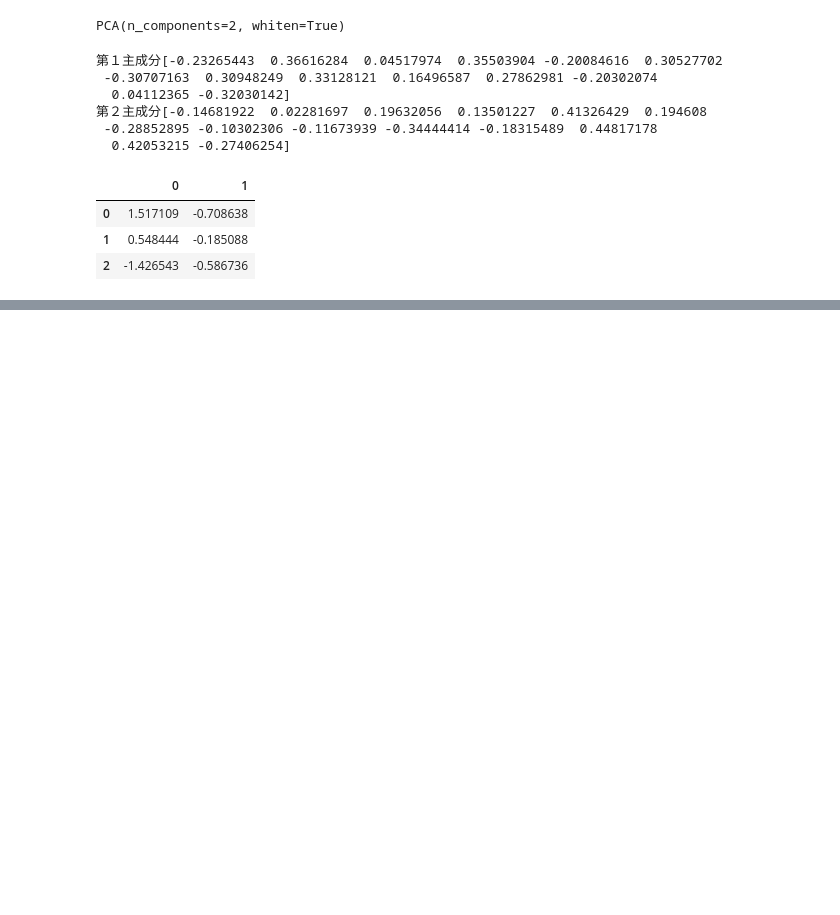
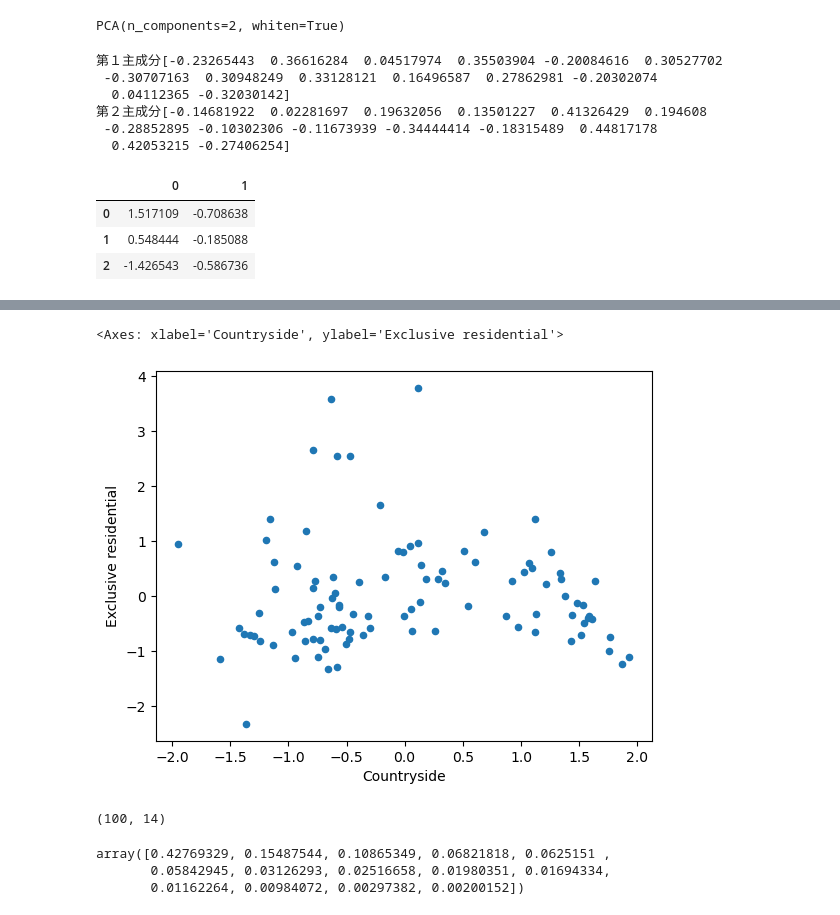
Before and after one commit to Udon-datascience/Python_machine_learning_study_log, a Jupyter notebook: study_based_on_textbook/codes（learning_analysis）/learning_analysis_20.ipynb, the cells around one changed output, grey strips where cells are left out. Drawn from its saved outputs; the diff is of its cells as text; code cells hidden in the pictures; blank space fills up the shorter version.

```diff
--- a/study_based_on_textbook/codes（learning_analysis）/learning_analysis_20.ipynb
+++ b/study_based_on_textbook/codes（learning_analysis）/learning_analysis_20.ipynb
@@ -53,3 +53,9 @@ new_df.head(3)
 | 0 | 1.517109 | -0.708638 |
 | 1 | 0.548444 | -0.185088 |
 | 2 | -1.426543 | -0.586736 |
+# %%
+new_df.columns=['PC1','PC2']
+#標準化済みの既存データ（numpy）をデータフレーム化
+df5=pd.DataFrame(sc_df,columns=df4.columns)
+#2つのデータフレームを列方向に結合
+df6=pd.concat([df5,new_df],axis=1)
@@ -55,0 +118,23 @@ new_df.head(3)
+# %%
+#新しい列の散布図
+#都市の非発展度合と住環境の良さ
+col=['Countryside','Exclusive residential']
+new_df.columns=col
+new_df.plot(kind='scatter',x='Countryside',y='Exclusive residential')
+# %% [output]
+<Axes: xlabel='Countryside', ylabel='Exclusive residential'>
+[figure, added]
+# %%
+model=PCA(whiten=True)
+#学習と新機軸へのデータのあてはめを一括で行う
+tmp=model.fit_transform(sc_df)
+tmp.shape
+# %% [output]
+(100, 14)
+# %%
+#寄与率
+model.explained_variance_ratio_
+# %% [output]
+array([0.42769329, 0.15487544, 0.10865349, 0.06821818, 0.0625151 ,
+       0.05842945, 0.03126293, 0.02516658, 0.01980351, 0.01694334,
+       0.01162264, 0.00984072, 0.00297382, 0.00200152])
```
Also changed, not shown: parts of 9 cells of this notebook, 1 other file.
